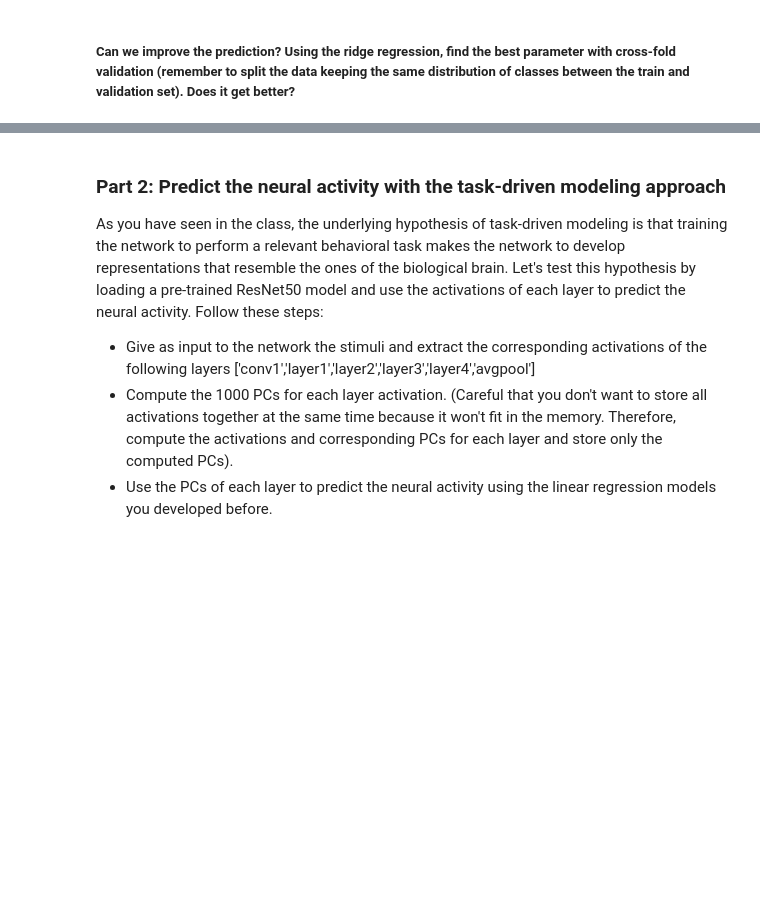
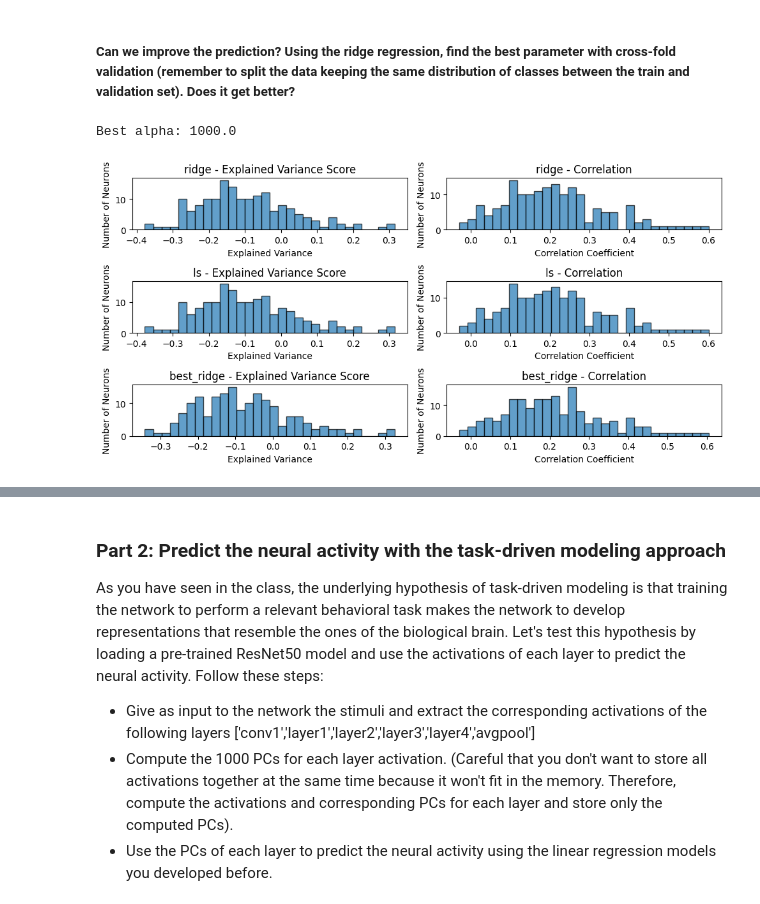
Before and after one commit to ledondodo/brainlike, a Jupyter notebook: week6/week6.ipynb, the cells around one changed output, grey strips where cells are left out. Cells and saved outputs as stored; diff of their text form; code cells hidden in the pictures; blank space fills up the shorter version.

```diff
--- a/week6/week6.ipynb
+++ b/week6/week6.ipynb
@@ -197,19 +200,27 @@ evaluation_metrics(predictions_pca)
 # %%
 from sklearn.preprocessing import LabelEncoder
 from sklearn.model_selection import GridSearchCV, StratifiedKFold
 
 # Ridge Model
 ridge = Ridge()
 
 # Classes
 label_encoder = LabelEncoder()
-objects_train_encoded = label_encoder.fit_transform(objects_train)
+y_classes = label_encoder.fit_transform(objects_train)
 
 # Cross validation
+param_grid = {'alpha': np.logspace(-3, 3, 10)}
 cv = StratifiedKFold(n_splits=5, shuffle=True, random_state=42)
 
-for train_idx, val_idx in cv.split(stimulus_train, objects_train_encoded):
-    X_train_fold, X_val_fold = stimulus_train[train_idx], stimulus_train[val_idx]
-    y_train_fold, y_val_fold = spikes_train[train_idx], spikes_train[val_idx]
-    objects_train_fold = [objects_train[i] for i in train_idx]
-    objects_val_fold = [objects_train[i] for i in val_idx]
+cv_ridge = GridSearchCV(ridge, param_grid, cv=cv.split(X_train_reduced, y_classes), scoring='r2', n_jobs=-1) # scoring: 'explained_variance', 'neg_mean_squared_error'
+cv_ridge.fit(X_train_reduced, spikes_train)
+
+# Best model
+best_ridge = cv_ridge.best_estimator_
+print(f"Best alpha: {cv_ridge.best_params_['alpha']}")
+
+predictions_pca['best_ridge'] = best_ridge.predict(X_val_reduced)
+evaluation_metrics(predictions_pca)
+# %% [output]
+Best alpha: 1000.0
+[figure, added]
```
Also changed, not shown: parts of 11 cells of this notebook.
